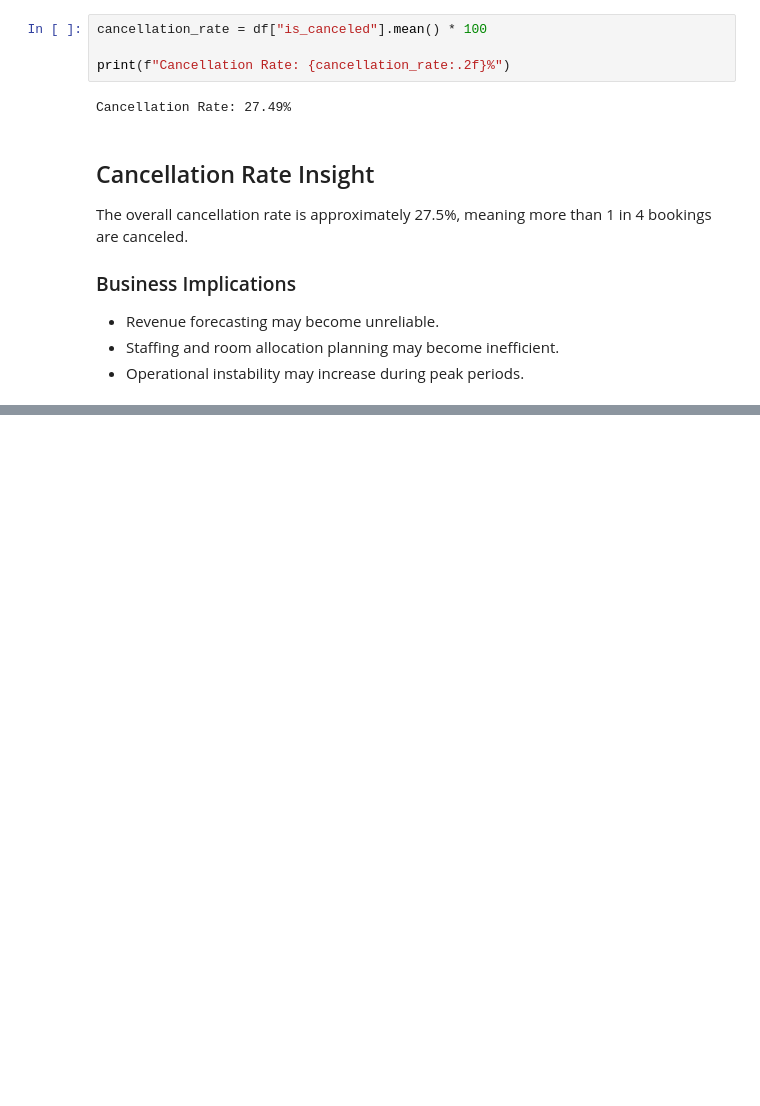
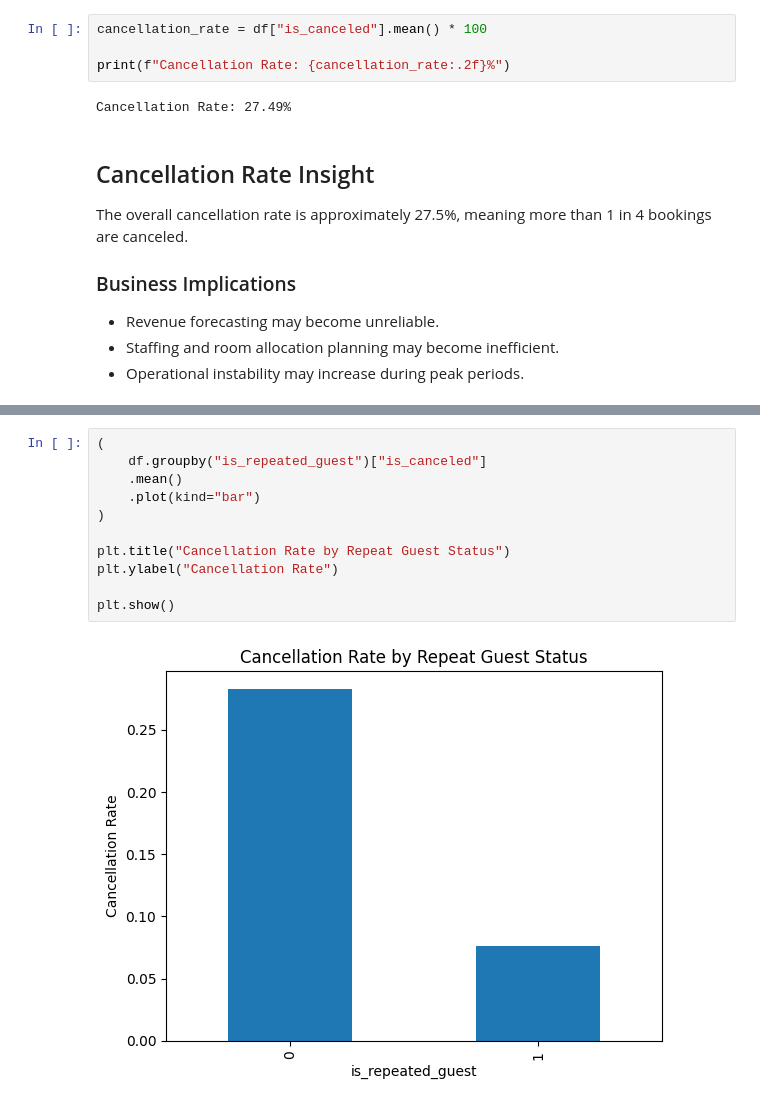
Before and after one commit to csaetang/lotus-hotels-analysis, a Jupyter notebook: notebooks/02_analysis.ipynb, the cells around one changed output, grey strips where cells are left out. Cells and saved outputs as stored; diff of their text form; blank space fills up the shorter version.

```diff
--- a/notebooks/02_analysis.ipynb
+++ b/notebooks/02_analysis.ipynb
@@ -314,0 +451,13 @@ plt.show()
+# %%
+(
+    df.groupby("is_repeated_guest")["is_canceled"]
+    .mean()
+    .plot(kind="bar")
+)
+
+plt.title("Cancellation Rate by Repeat Guest Status")
+plt.ylabel("Cancellation Rate")
+
+plt.show()
+# %% [output]
+[figure, added]
```
Also changed, not shown: parts of 54 cells of this notebook.
